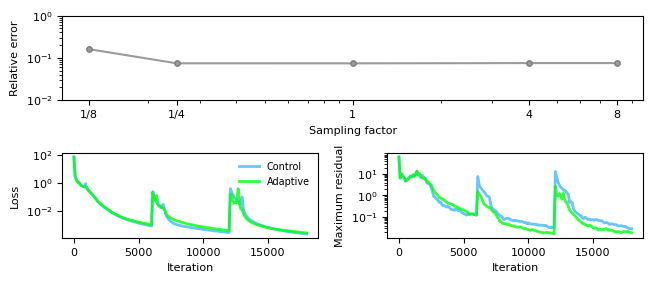
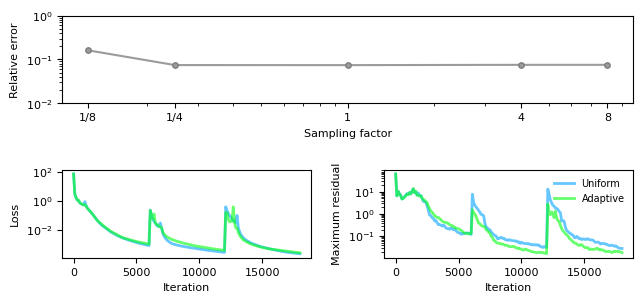
Unified diff of the notebook cell whose output changed from the first chart to the second:
--- before
+++ after
@@ -28,5 +28,5 @@
 # FIGURE (2 ROWS)
 # ============================================================
-fig = plt.figure(figsize=(6.5, 2.8))
+fig = plt.figure(figsize=(6.4, 3.0))
 gs = fig.add_gridspec(2, 2, height_ratios=[1, 1])
 
@@ -60,5 +60,5 @@
 
 ax1.plot(it_c, loss_c, color="#00a2ff", linewidth=2.0, alpha=0.6)
-ax1.plot(it_a, loss_a, color="#00ff0d", linewidth=2.0, alpha=0.8)
+ax1.plot(it_a, loss_a, color="#00ff0d", linewidth=2.0, alpha=0.6)
 
 ax1.set_xlabel("Iteration", fontsize=8)
@@ -66,10 +66,5 @@
 ax1.set_yscale("log")
 ax1.tick_params(labelsize=8)
-ax1.legend(
-    ["Control", "Adaptive"],
-    loc="upper right",
-    fontsize=7,
-    frameon=False
-)
+ 
 # ============================================================
 # BOTTOM RIGHT: MAX RESIDUAL
@@ -78,5 +73,5 @@
 
 ax2.plot(it_c, max_residual_c, color="#00a2ff", linewidth=2.0, alpha=0.6)
-ax2.plot(it_a, max_residual_a, color="#00ff0d", linewidth=2.0, alpha=0.8)
+ax2.plot(it_a, max_residual_a, color="#00ff0d", linewidth=2.0, alpha=0.6)
 
 ax2.set_xlabel("Iteration", fontsize=8)
@@ -84,24 +79,21 @@
 ax2.tick_params(labelsize=8)
 ax2.set_yscale("log")
-
-# ============================================================
-# LEGEND (GLOBAL)
-# ============================================================
-# fig.legend(
-#     ["Control", "Adaptive"],
-#     loc="upper right",
-#     fontsize=8,
-#     frameon=False
-# )
+ax2.legend(
+    ["Uniform", "Adaptive"],
+    loc="upper right",
+    fontsize=7,
+    frameon=False
+)
+ 
 
 # ============================================================
 # LAYOUT & SAVE
 # ============================================================
-plt.tight_layout(pad=0.6, h_pad=1.0, w_pad=1.2)
+plt.tight_layout(pad=0.6, h_pad=2.0, w_pad=1.5)
 
 os.makedirs("figures", exist_ok=True)
 
-plt.savefig("figures/pinns_combined_sampling.pdf", dpi=300)
-plt.savefig("figures/pinns_combined_sampling.svg", dpi=300)
+plt.savefig("figures/sampling_factor_loss_adaptive.pdf", dpi=300)
+plt.savefig("figures/sampling_factor_loss_adaptive.svg", dpi=300)
 
 plt.show()

Commit: Implement structure for code changes with placeholders for future updates